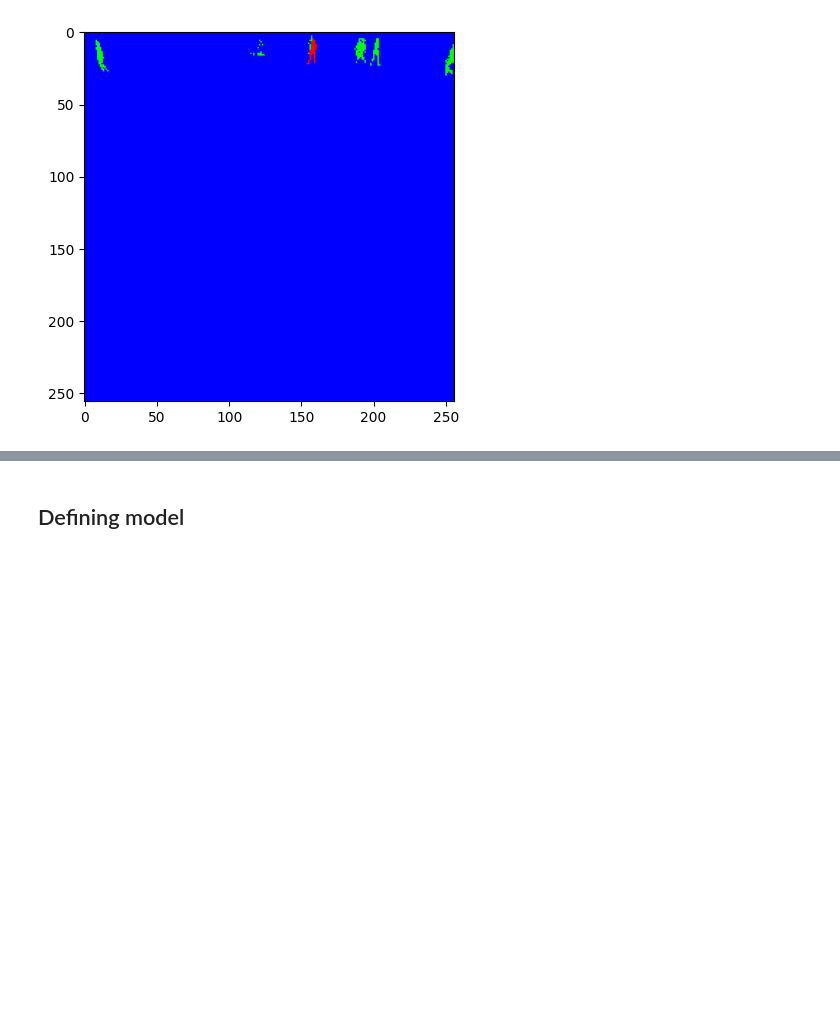
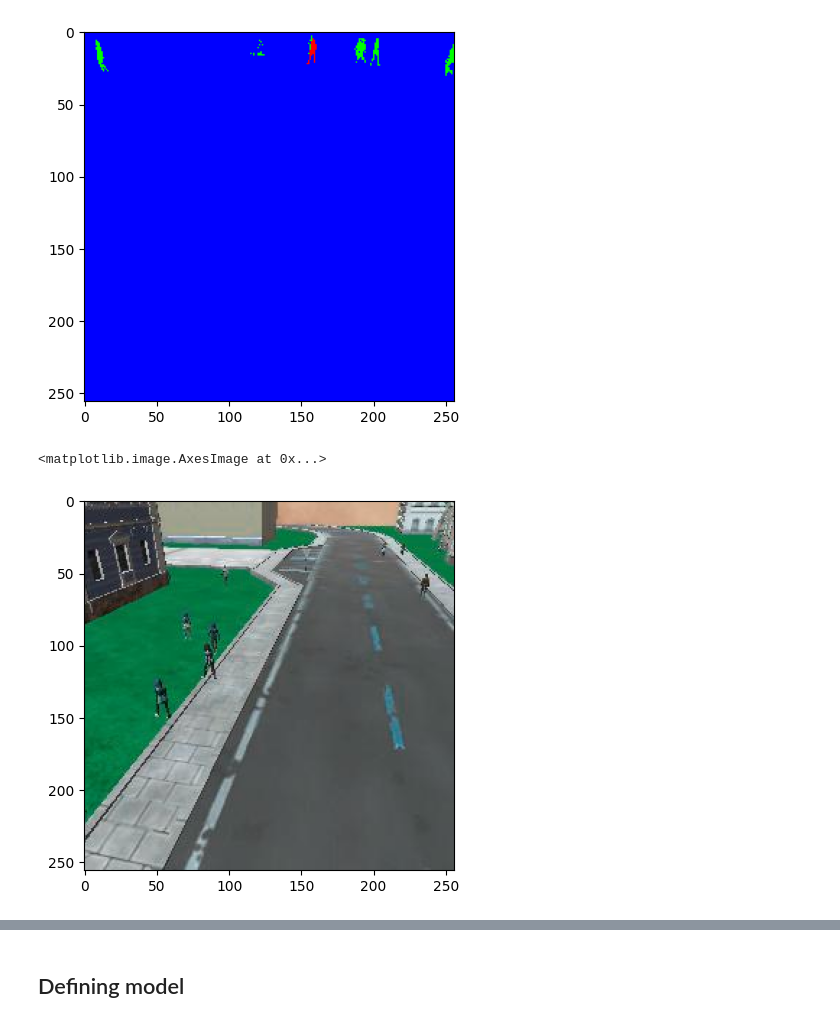
Before and after one commit to Ay-source/Udacity-RSE-ND, a Jupyter notebook: Labs/Deep Learning/RoboND-Segmentation-Lab/code/segmentation_lab_colab.ipynb, the cells around one changed output, grey strips where cells are left out. Drawn from its saved outputs; the diff is of its cells as text; code cells hidden in the pictures; blank space fills up the shorter version.

```diff
--- a/Labs/Deep Learning/RoboND-Segmentation-Lab/code/segmentation_lab_colab.ipynb
+++ b/Labs/Deep Learning/RoboND-Segmentation-Lab/code/segmentation_lab_colab.ipynb
@@ -102,3 +102,8 @@ plt.imshow(train_masks[110])
 # red is the person of interest [255, 0, 0]
 # blue is the uninterested region [0, 0, 255]
 # green is the people class [0, 255, 0]
+# %%
+plt.imshow(valid_images[110])
+# %% [output]
+<matplotlib.image.AxesImage at 0x...>
+[figure, added]
```
Also changed, not shown: parts of 17 cells of this notebook.
